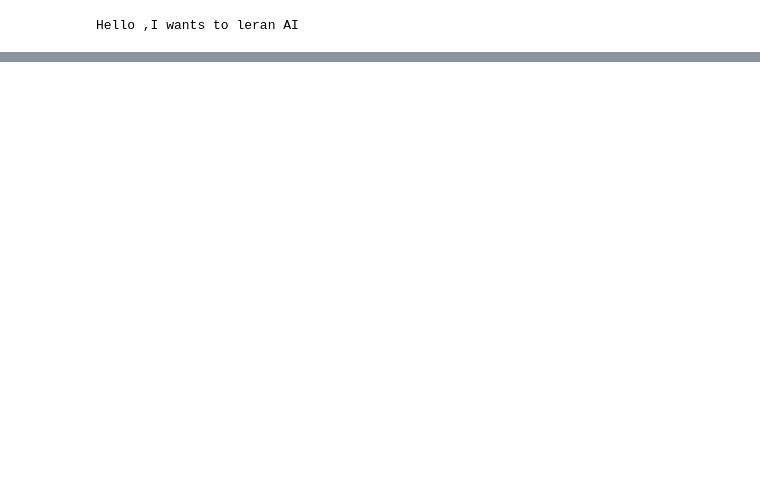
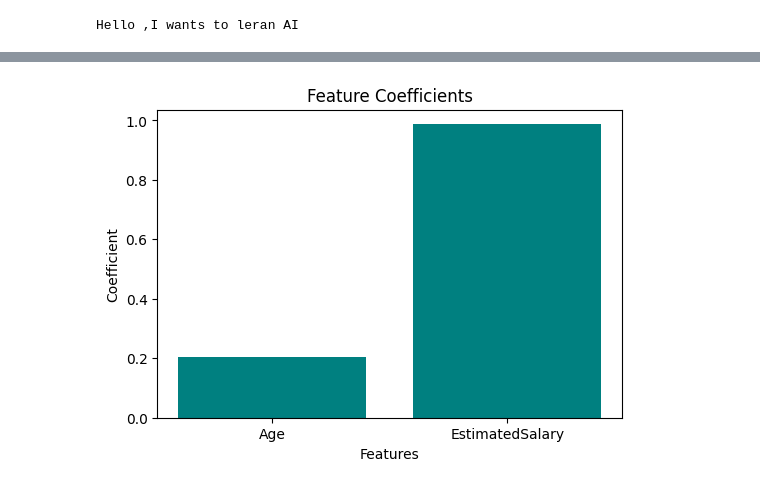
Before and after one commit to PratikshaShelke24/AI, a Jupyter notebook: lab1.ipynb, the cells around one changed output, grey strips where cells are left out. Saved outputs shown, nothing was run; the diff lists cells and outputs as text; code cells hidden in the pictures; blank space fills up the shorter version.

```diff
--- a/lab1.ipynb
+++ b/lab1.ipynb
@@ -20,0 +36,2 @@ for i in range(10):
+# %%
+X_train, X_test, y_train, y_test = train_test_split(X, y, test_size=0.2, random_state=0)
@@ -20,0 +186,2 @@ for i in range(10):
+# %%
+coefficients = model.coef_[0]
@@ -20,0 +190,10 @@ for i in range(10):
+# %%
+features = df.columns[:-1]  # excluding the target column
+plt.figure(figsize=(6, 4))
+plt.bar(features, coefficients, color='teal')
+plt.title('Feature Coefficients')
+plt.xlabel('Features')
+plt.ylabel('Coefficient')
+plt.show()
+# %% [output]
+[figure, added]
```
Also changed, not shown: parts of 40 cells of this notebook.
